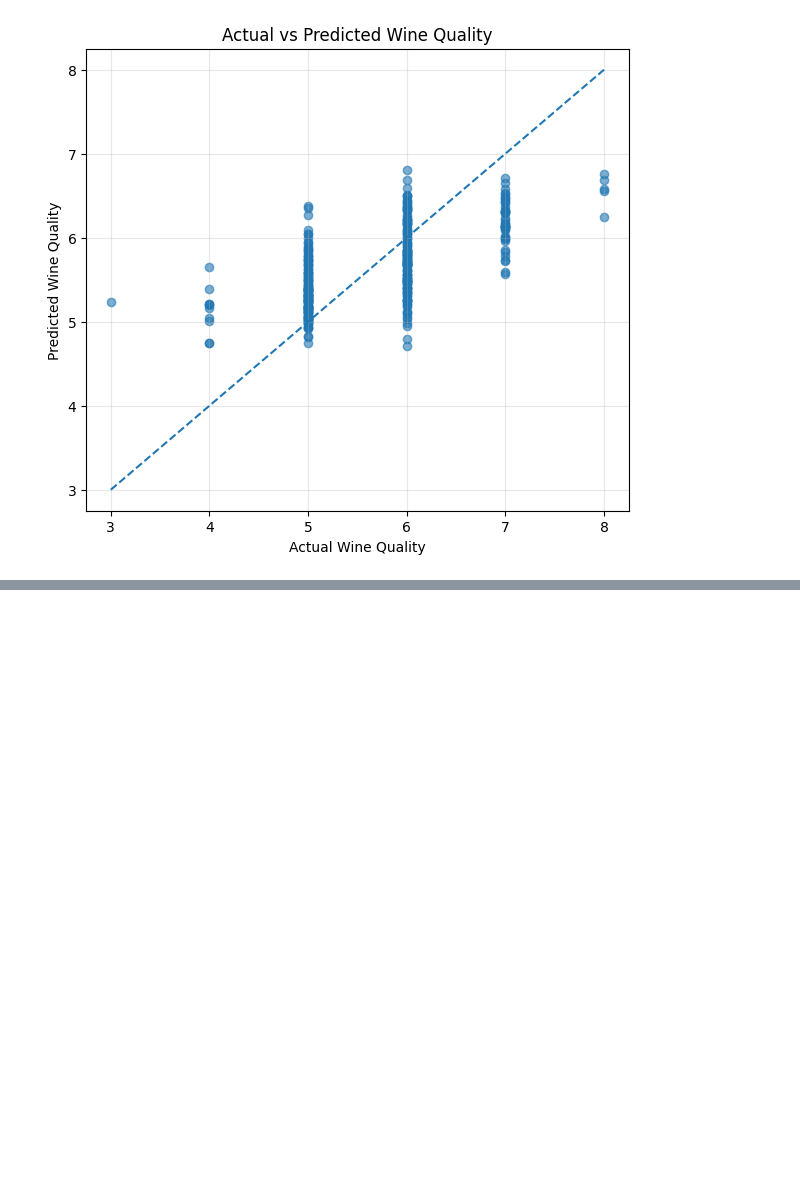
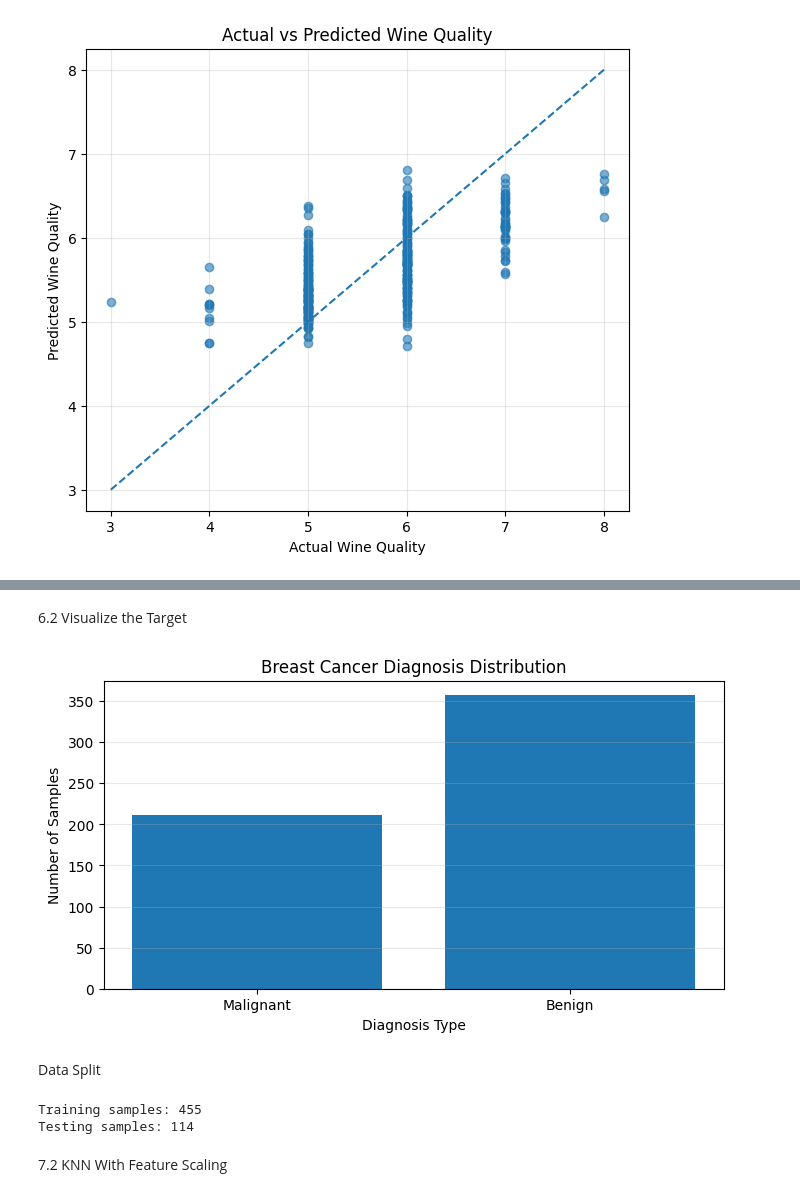
Before and after one commit to ali-yyyy/Deep-Learning-Lab, a Jupyter notebook: 2324111_Deep_Learning_Lab1.ipynb, the cells around one changed output, grey strips where cells are left out. Cells and saved outputs as stored; diff of their text form; code cells hidden in the pictures; blank space fills up the shorter version.

```diff
--- a/2324111_Deep_Learning_Lab1.ipynb
+++ b/2324111_Deep_Learning_Lab1.ipynb
@@ -261,0 +283,19 @@ plt.show()
+# %%
+from sklearn.datasets import load_breast_cancer
+
+# Load the breast cancer dataset
+cancer = load_breast_cancer()
+
+# Create a DataFrame
+cancer_df = pd.DataFrame(data=cancer.data, columns=cancer.feature_names)
+cancer_df['target'] = cancer.target
+
+# Display information
+display(cancer_df.head())
+print("Shape:", cancer_df.shape)
+print("\nData types:")
+print(cancer_df.dtypes)
+print("\nMissing values:")
+print(cancer_df.isnull().sum())
+print("\nSummary:")
+display(cancer_df.describe())
@@ -261,0 +337,32 @@ plt.show()
+# %% [markdown]
+6.2 Visualize the Target
+# %%
+target_counts = cancer_df["target"].value_counts().sort_index()
+plt.figure(figsize=(8,4))
+plt.bar(target_counts.index, target_counts.values)
+plt.xlabel("Diagnosis Type")
+plt.ylabel("Number of Samples")
+plt.title("Breast Cancer Diagnosis Distribution")
+plt.xticks([0, 1], ['Malignant', 'Benign']) # Map 0 to Malignant, 1 to Benign
+plt.grid(axis="y", alpha=0.3)
+plt.show()
+# %% [output]
+[figure, added]
+# %% [markdown]
+Data Split
+# %%
+X_cancer = cancer_df.drop(columns=["target"])
+y_cancer = cancer_df["target"]
+X_train, X_test, y_train, y_test = train_test_split(
+X_cancer, y_cancer,
+test_size=0.20,
+random_state=42,
+stratify=y_cancer
+)
+print("Training samples:", len(X_train))
+print("Testing samples:", len(X_test))
+# %% [output]
+Training samples: 455
+Testing samples: 114
+# %% [markdown]
+7.2 KNN With Feature Scaling
```
Also changed, not shown: parts of 7 cells of this notebook.
